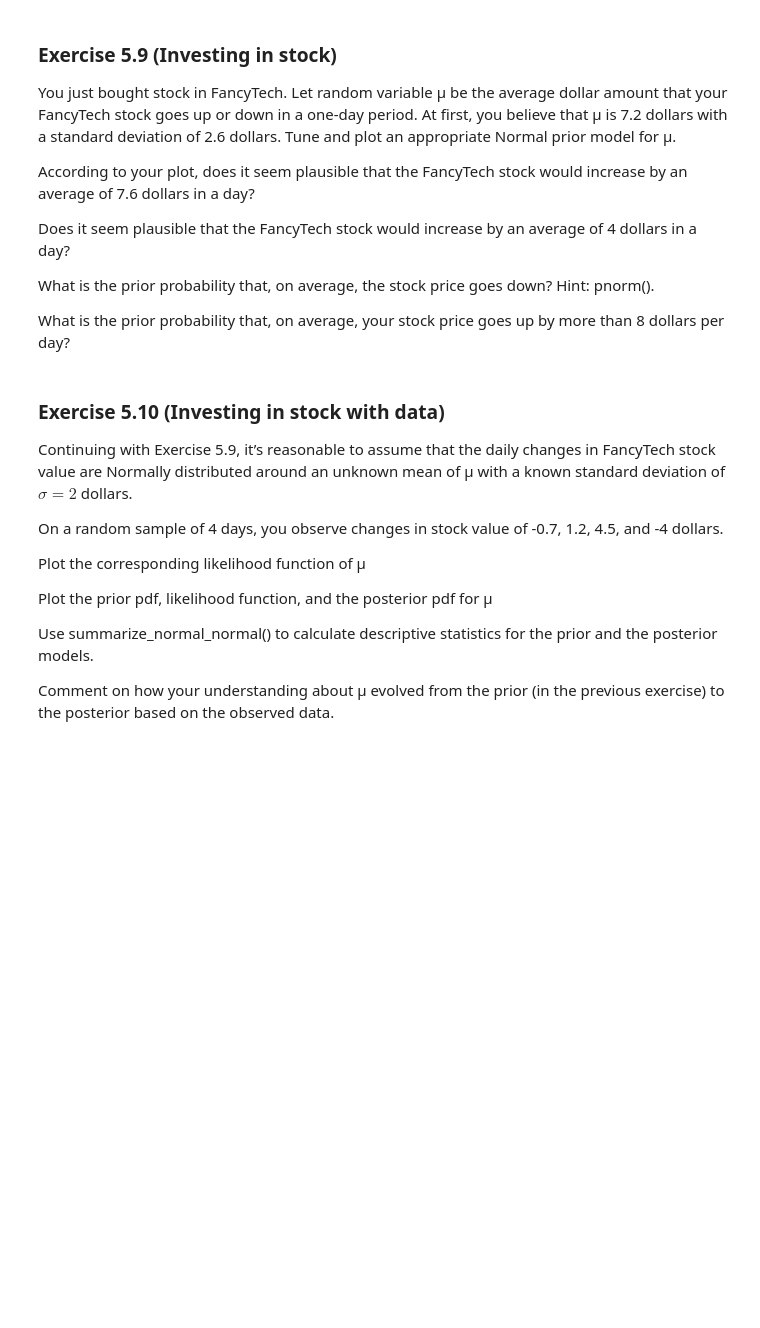
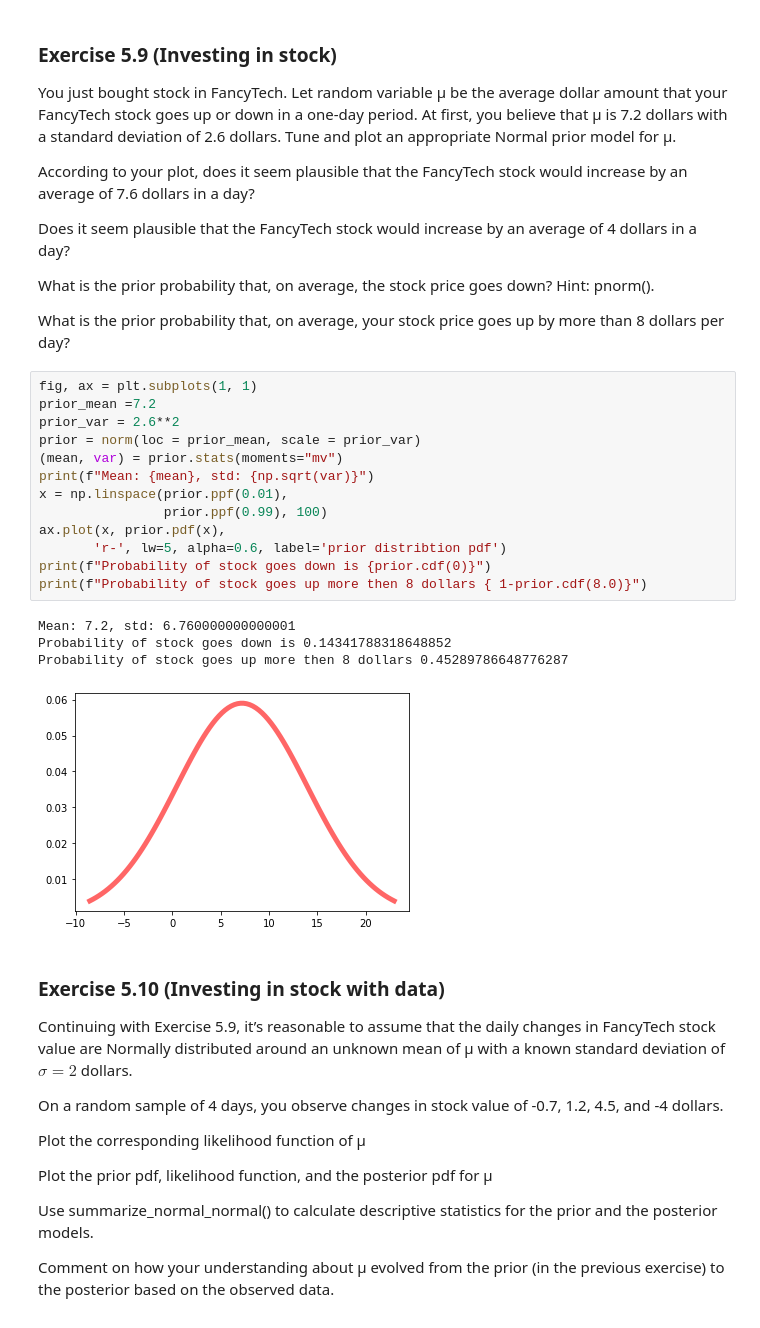
Before and after one commit to DrEntropy/BayesRulesWork, a Jupyter notebook: Chapter5.ipynb, the cells around one changed output. Saved outputs shown, nothing was run; the diff lists cells and outputs as text; blank space fills up the shorter version.

```diff
--- a/Chapter5.ipynb
+++ b/Chapter5.ipynb
@@ -105,6 +105,24 @@ Does it seem plausible that the FancyTech stock would increase by an average of
 What is the prior probability that, on average, the stock price goes down? Hint: pnorm().
 
 What is the prior probability that, on average, your stock price goes up by more than 8 dollars per day?
+# %%
+fig, ax = plt.subplots(1, 1)
+prior_mean =7.2
+prior_var = 2.6**2
+prior = norm(loc = prior_mean, scale = prior_var)
+(mean, var) = prior.stats(moments="mv")
+print(f"Mean: {mean}, std: {np.sqrt(var)}")
+x = np.linspace(prior.ppf(0.01),
+                prior.ppf(0.99), 100)
+ax.plot(x, prior.pdf(x),
+       'r-', lw=5, alpha=0.6, label='prior distribtion pdf')
+print(f"Probability of stock goes down is {prior.cdf(0)}")
+print(f"Probability of stock goes up more then 8 dollars { 1-prior.cdf(8.0)}")
+# %% [output]
+Mean: 7.2, std: 6.760000000000001
+Probability of stock goes down is 0.14341788318648852
+Probability of stock goes up more then 8 dollars 0.45289786648776287
+[figure, added]
 # %% [markdown]
 ### Exercise 5.10 (Investing in stock with data)
 
```
Also changed, not shown: parts of 14 cells of this notebook.
